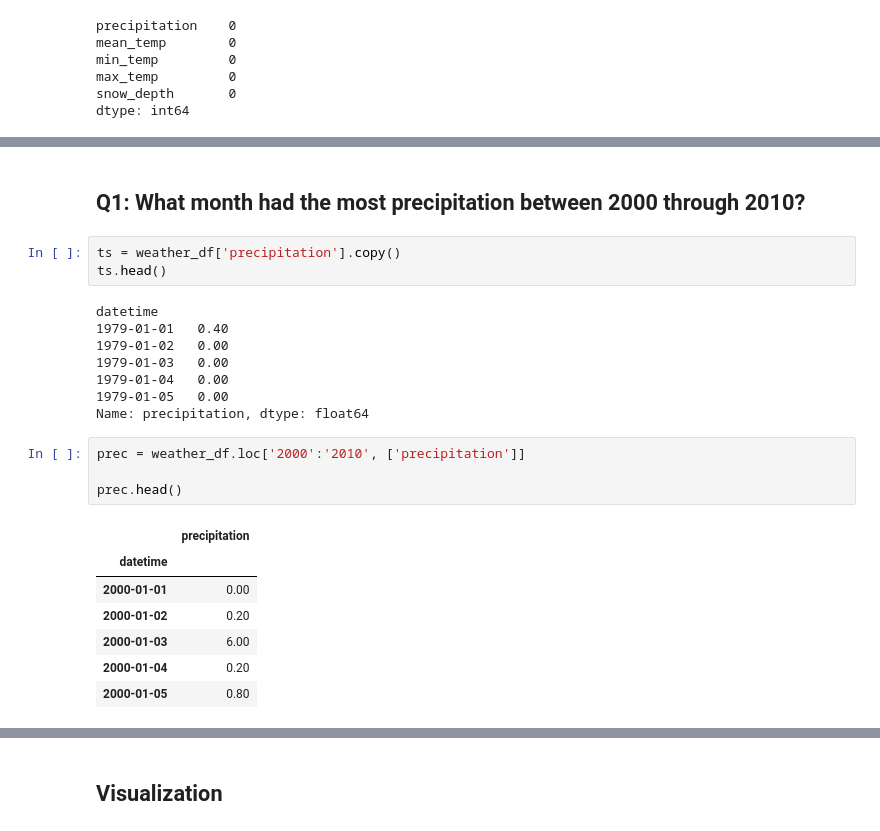
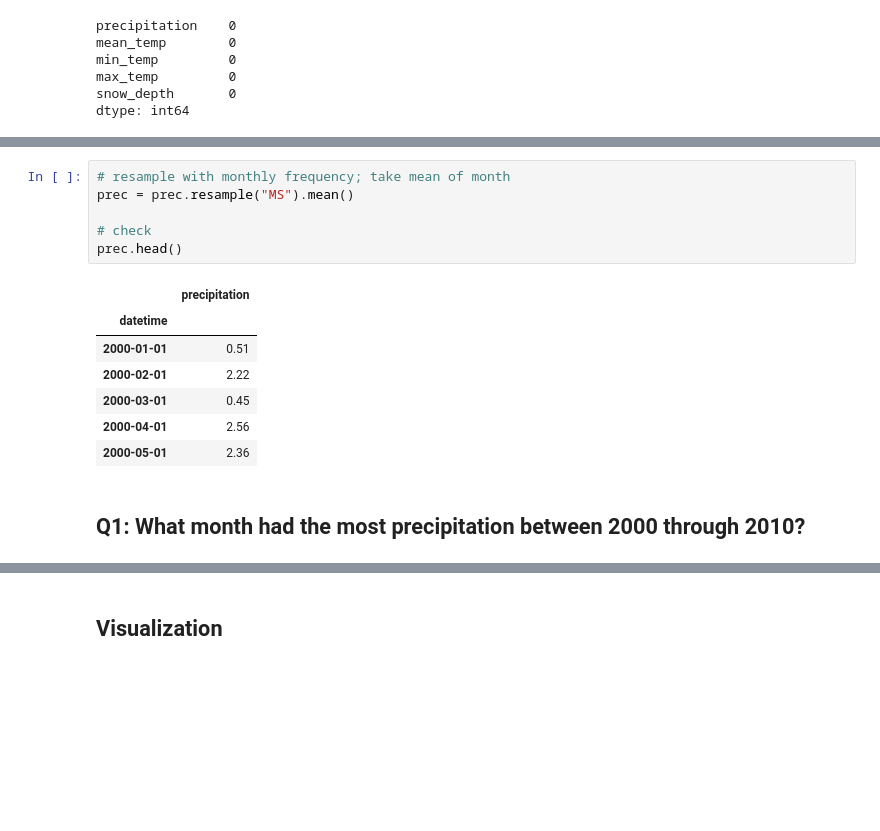
Before and after one commit to RosaR02/Resampling-Datetime-Data, a Jupyter notebook: ResamplingDatetimeData.ipynb, the cells around one changed output, grey strips where cells are left out. Saved outputs shown, nothing was run; the diff lists cells and outputs as text; blank space fills up the shorter version.

```diff
--- a/ResamplingDatetimeData.ipynb
+++ b/ResamplingDatetimeData.ipynb
@@ -219,25 +252,16 @@ dtype: int64
+# %%
+# resample with monthly frequency; take mean of month
+prec = prec.resample("MS").mean()
+
+# check
+prec.head()
+# %% [output]
+|  | precipitation |
+| datetime |  |
+| 2000-01-01 | 0.51 |
+| 2000-02-01 | 2.22 |
+| 2000-03-01 | 0.45 |
+| 2000-04-01 | 2.56 |
+| 2000-05-01 | 2.36 |
 # %% [markdown]
 ## Q1: What month had the most precipitation between 2000 through 2010?
-# %%
-ts = weather_df['precipitation'].copy()
-ts.head()
-# %% [output]
-datetime
-1979-01-01   0.40
-1979-01-02   0.00
-1979-01-03   0.00
-1979-01-04   0.00
-1979-01-05   0.00
-Name: precipitation, dtype: float64
-# %%
-prec = weather_df.loc['2000':'2010', ['precipitation']]
-
-prec.head()
-# %% [output]
-|  | precipitation |
-| datetime |  |
-| 2000-01-01 | 0.00 |
-| 2000-01-02 | 0.20 |
-| 2000-01-03 | 6.00 |
-| 2000-01-04 | 0.20 |
-| 2000-01-05 | 0.80 |
```
Also changed, not shown: parts of 9 cells of this notebook.
